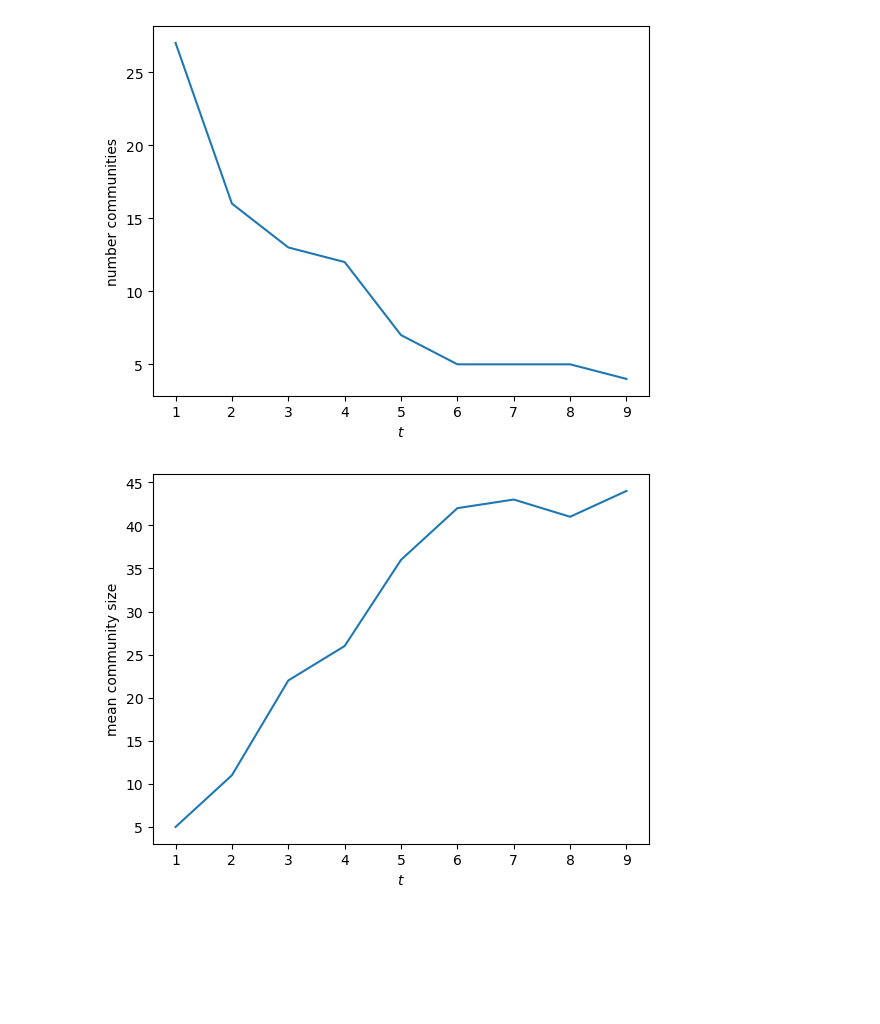
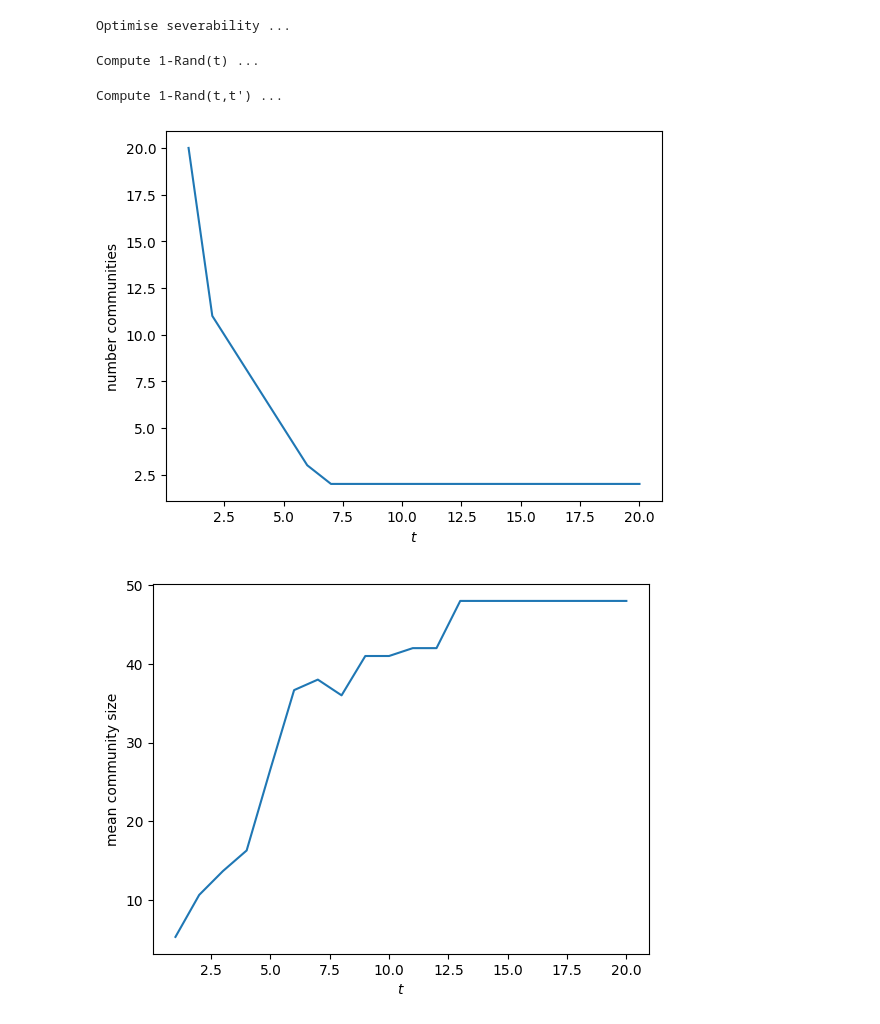
Before and after one commit to barahona-research-group/severability, a Jupyter notebook: notebooks/Example_2.ipynb, the cells around one changed output. Cells and saved outputs as stored; diff of their text form; code cells hidden in the pictures; blank space fills up the shorter version.

```diff
--- a/notebooks/Example_2.ipynb
+++ b/notebooks/Example_2.ipynb
@@ -39,14 +26,45 @@ for i in tqdm(range(len(times))):
-# %%
-fig, ax = plt.subplots(1)
-ax.plot(times,n_communities)
-ax.set(xlabel="$t$", ylabel="number communities")
-plt.show()
-# %% [output]
-[figure, removed]
-# %%
-fig, ax = plt.subplots(1)
-ax.plot(times,s_communities)
-ax.set(xlabel="$t$", ylabel="mean community size")
-plt.show()
-# %% [output]
-[figure, removed]
+# %%
+# run multiscale severability
+sev_results = severability.multiscale_severability(P, 20, n_tries=30, n_rand=30, n_workers=4)
+# %% [output]
+Optimise severability ...
+Compute 1-Rand(t) ...
+Compute 1-Rand(t,t') ...
+# %%
+scales = sev_results["scales"]
+n_communities = sev_results["n_communities"]
+s_communities = sev_results["mean_size"]
+mean_severabilities = sev_results["mean_sev"]
+rand_t = sev_results["rand_t"]
+rand_ttprime = sev_results["rand_ttprime"]
+
+fig, ax = plt.subplots(1)
+ax.plot(scales,n_communities)
+ax.set(xlabel="$t$", ylabel="number communities")
+plt.show()
+
+
+fig, ax = plt.subplots(1)
+ax.plot(scales,s_communities)
+ax.set(xlabel="$t$", ylabel="mean community size")
+plt.show()
+
+fig, ax = plt.subplots(1)
+ax.plot(scales,mean_severabilities)
+ax.set(xlabel="$t$", ylabel="mean severability")
+plt.show()
+
+fig, ax = plt.subplots(1)
+ax.plot(scales,rand_t)
+ax.set(xlabel="$t$", ylabel="1-Rand(t)")
+plt.show()
+
+plt.figure(figsize = (8,8))
+plt.imshow(rand_ttprime, origin="lower")
+plt.colorbar(label = "1-Rand(t,t')", shrink=0.5)
+plt.xlabel("t")
+plt.ylabel("t'")
+plt.show()
+# %% [output]
+[figure, added]
+[figure, added]
```
Also changed, not shown: parts of 4 cells of this notebook, 3 other files.
